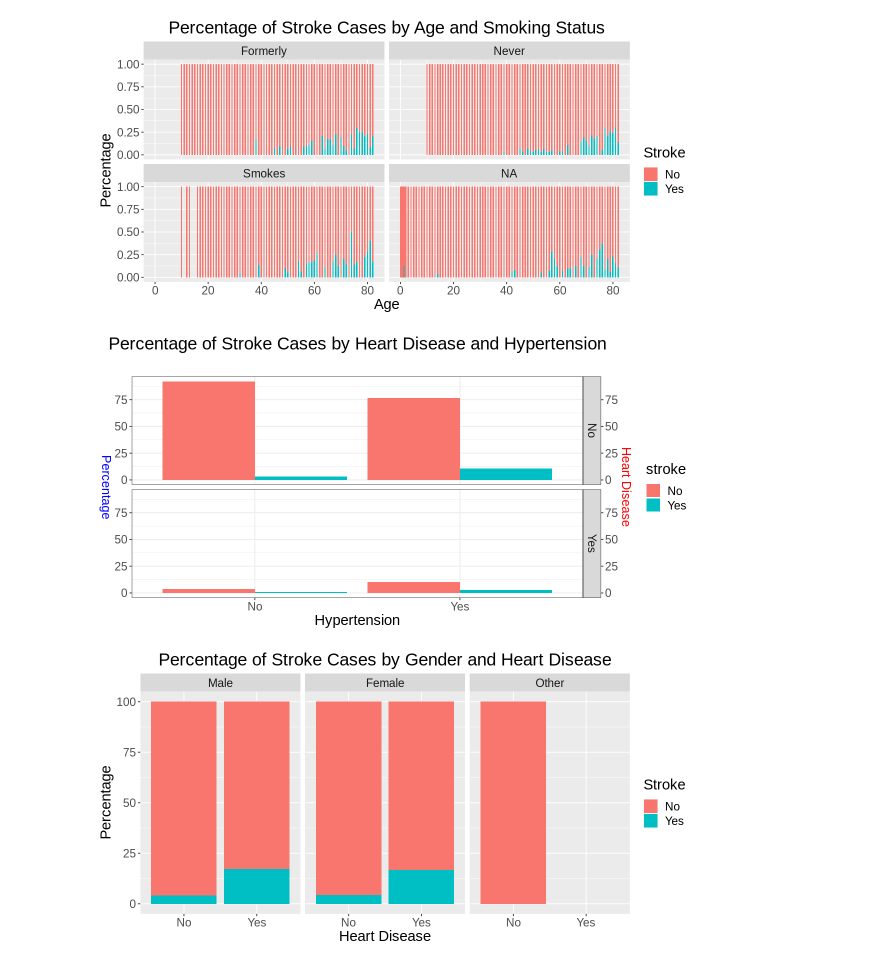
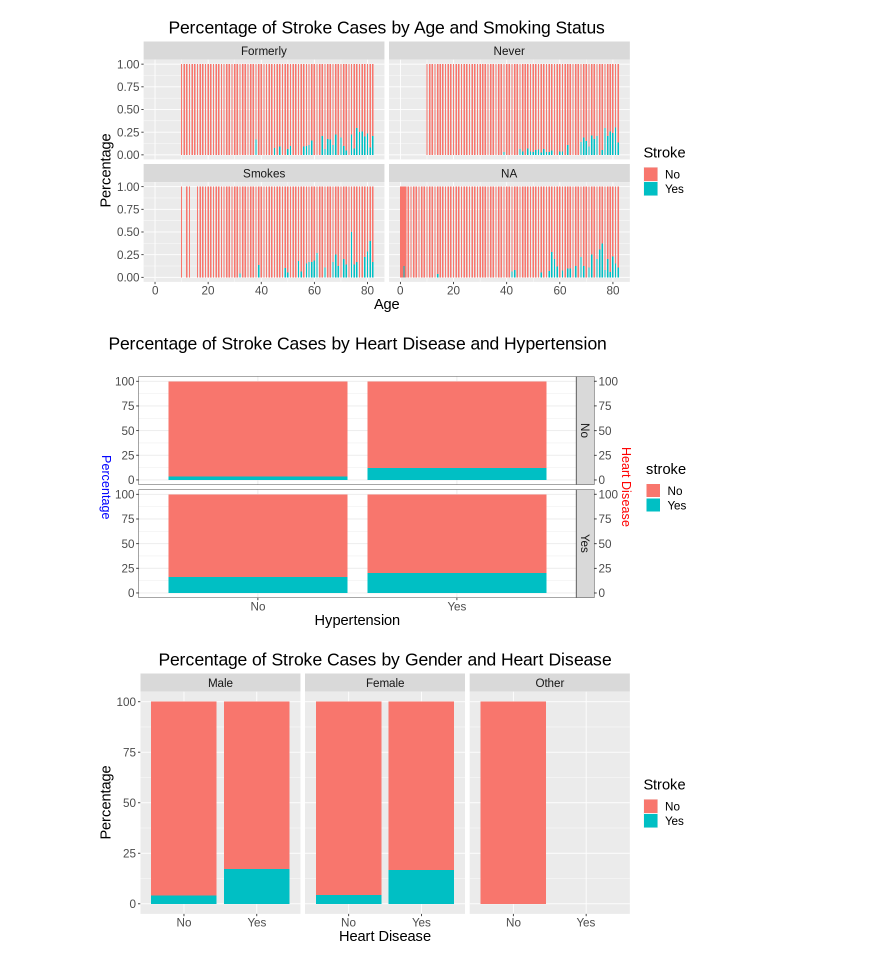
Before and after one commit to 21chanas3/dsci100-group73, a Jupyter notebook: Analysis_only_code.ipynb, the cells around one changed output. Drawn from its saved outputs; the diff is of its cells as text; code cells hidden in the pictures.

```diff
--- a/Analysis_only_code.ipynb
+++ b/Analysis_only_code.ipynb
@@ -276,29 +276,29 @@ Warning message:
 # %%
 # Compute the percentage of stroke and heart disease cases by hypertension status
 
 stroke_hypertension <- stroke %>%
   count(hypertension, stroke, heart_disease) %>%
-  group_by(hypertension) %>%
+  group_by(hypertension,heart_disease) %>%
   mutate(percentage = n / sum(n) * 100) %>%
   ungroup()
 
 ggplot(stroke_hypertension, aes(x = hypertension, y = percentage, fill = stroke)) +
-  geom_bar(stat = "identity", position = "dodge") +
+  geom_bar(stat = "identity") +
   labs(x = "Hypertension", y = "", title = "Percentage of Stroke Cases by Heart Disease and Hypertension\n") +
   facet_grid(heart_disease ~ .) +
   theme_bw() +
   theme(
     axis.title.y.right = element_text(color = "red", size = 15, angle = -90, vjust = 0.5),
     axis.title.y.left = element_text(color = "blue", size = 15, angle = -90, vjust = 0.5)
   ) +
   theme(text = element_text(size = 17.5),
     plot.title = element_text(hjust = 0.5))+
   scale_y_continuous(
     name = "Percentage",
     sec.axis = sec_axis(~ ., name = "Heart Disease")
   )
 # %% [output]
-[figure, old version]
+[figure, new version]
 # %%
 stroke_gender <- stroke %>%
   count(gender, heart_disease, stroke) %>%
```
